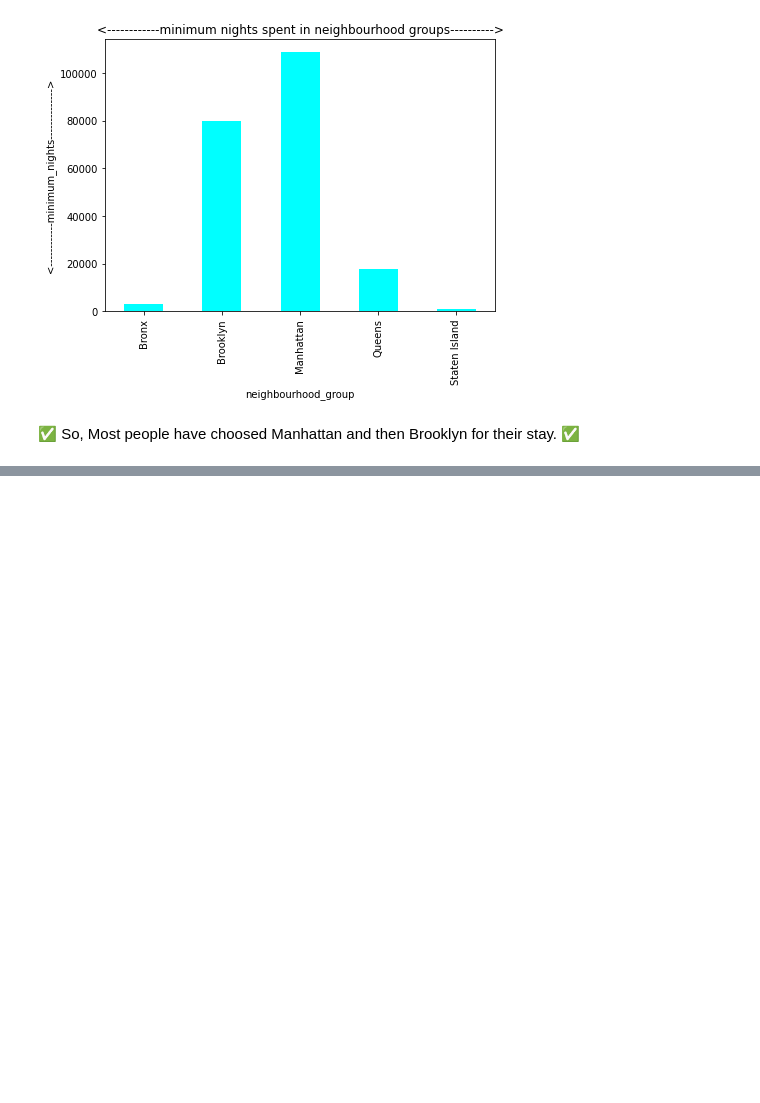
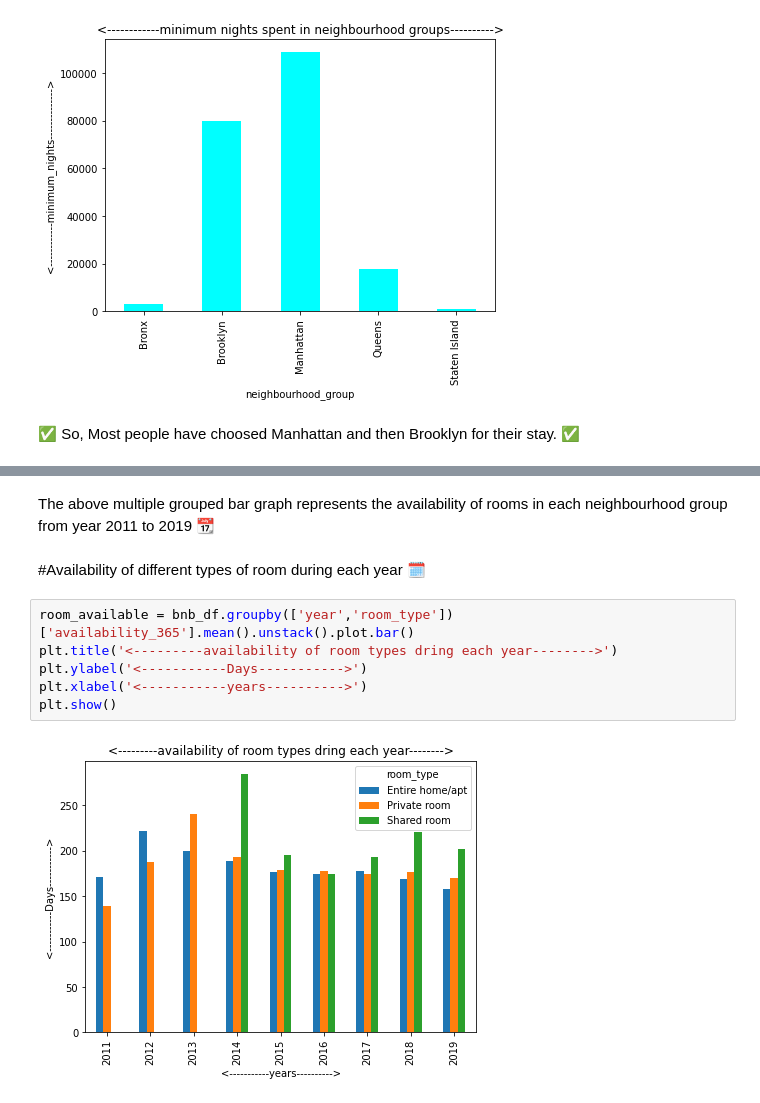
Before and after one commit to ajayn3300/Airbnb_Analysis----EDA, a Jupyter notebook: EDA_of_Airbnb.ipynb, the cells around one changed output, grey strips where cells are left out. Drawn from its saved outputs; the diff is of its cells as text; blank space fills up the shorter version.

```diff
--- a/EDA_of_Airbnb.ipynb
+++ b/EDA_of_Airbnb.ipynb
@@ -578,0 +630,12 @@ Name: minimum_nights, dtype: int64
+# %% [markdown]
+The above multiple grouped bar graph represents the availability of rooms in each neighbourhood group from year 2011 to 2019 📆
+# %% [markdown]
+#Availability of different types of room during each year 🗓
+# %%
+room_available = bnb_df.groupby(['year','room_type'])['availability_365'].mean().unstack().plot.bar()
+plt.title('<---------availability of room types dring each year-------->')
+plt.ylabel('<-----------Days----------->')
+plt.xlabel('<-----------years---------->')
+plt.show()
+# %% [output]
+[figure, added]
```
Also changed, not shown: parts of 17 cells of this notebook.
